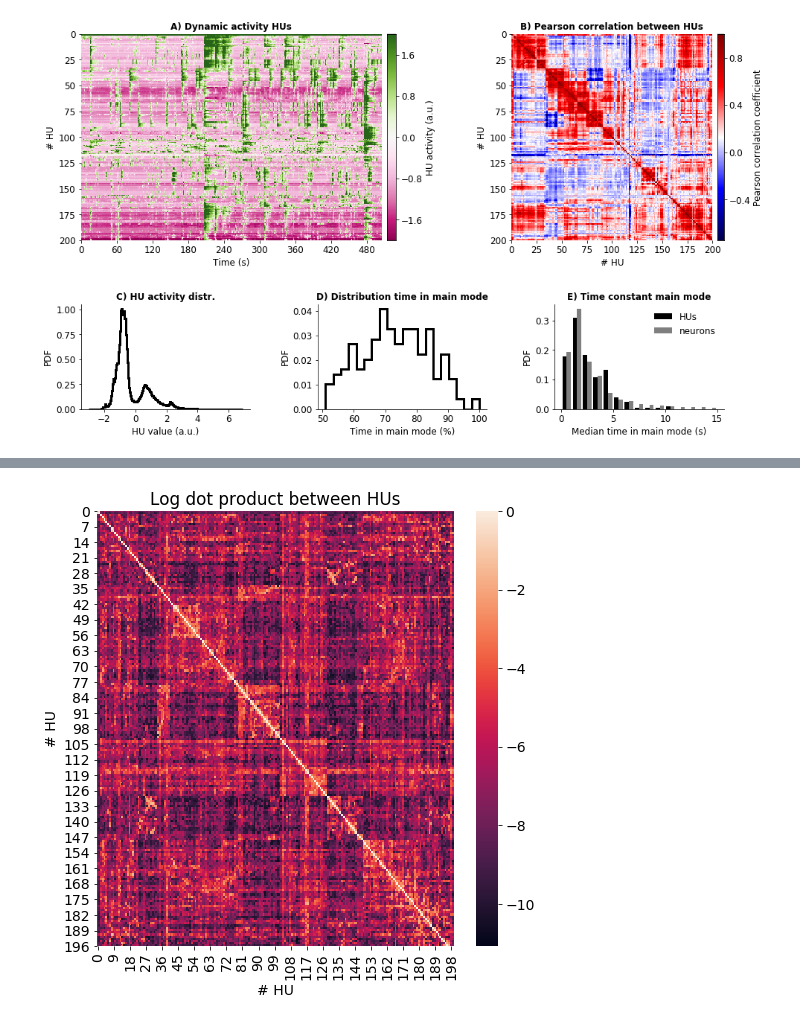
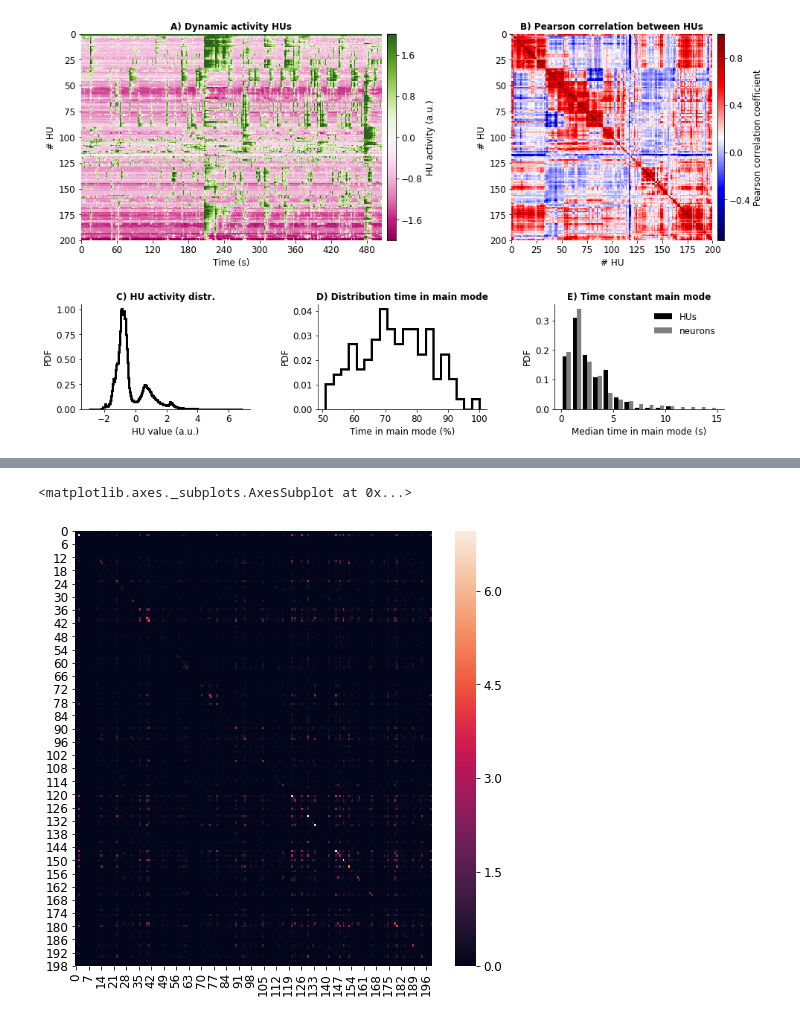
Before and after one commit to vdplasthijs/zf-rbm, a Jupyter notebook: figure_notebooks/fig_hu_morphology.ipynb, the cells around one changed output, grey strips where cells are left out. Drawn from its saved outputs; the diff is of its cells as text; code cells hidden in the pictures.

```diff
--- a/figure_notebooks/fig_hu_morphology.ipynb
+++ b/figure_notebooks/fig_hu_morphology.ipynb
@@ -433,5 +453,6 @@ len(median_hu_period[:, 0])
 # %%
 ## Show one HU
+plt.rcParams['figure.figsize'] = (10, 5)
 tmp = pf.plot_info_hu(raster_order=ol, hu_activity=hu_act_test, mu=12, save_fig=False, region_absolute=True,
                           RBM=RBM, rec=rec, selection_neurons=selected_neurons['wb'])
 # %% [output]
@@ -448,21 +469,43 @@ for hu_ind in tqdm(range(200)):
 # %%
 def adj_weights(weights):
     assert weights.shape[1] > weights.shape[0]
     tmp = np.abs(weights)
     mat = tmp.dot(tmp.T)
 #     print(mat.shape)
     norm_els = np.diag(mat)
     norm_mat = norm_els[:, np.newaxis] + norm_els[np.newaxis, :]
     result = 2 * mat / norm_mat
 #     np.fill_diagonal(result, 0.01)
     return result
 
-adj_mat = adj_weights(RBM.weights[ol, :])
+def neurons_per_region_per_hu(RBM=RBM, rec=rec, mu=0, abs_th=0.05,
+                              selection_neurons=selected_neurons['wb']):
+    ## plot region occupancy
+    hu_weights = RBM.weights[mu, :]
+    vu_labels = rec.labels[selection_neurons, :]
+    vu_selection = np.abs(hu_weights) >= abs_th  # VUs with weights absolute value geq threshold
+    vu_selection_labels = vu_labels[vu_selection, :]  # their label
+    n_vu_per_region_total = np.squeeze(np.array(vu_labels.sum(0)))  # total number of neurons per region
+    n_vu_per_region = np.squeeze(np.array(vu_selection_labels.sum(0)))  # number of these neurons per region
+    inds_nz = np.where(n_vu_per_region_total > 0)
+    n_vu_per_region_normalised = n_vu_per_region
+    n_vu_per_region_normalised[inds_nz] = n_vu_per_region[inds_nz] / n_vu_per_region_total[inds_nz]
 
-plt.rcParams['figure.figsize'] = (8, 8)
-sns.heatmap(np.log(adj_mat))
-plt.xlabel('# HU')
-plt.ylabel('# HU')
-plt.title('Log dot product between HUs');
+    return n_vu_per_region, n_vu_per_region_normalised
+
+region_occupancy_hus = np.zeros((RBM.weights.shape[0], rec.labels.shape[1]))
+for mu in range(RBM.weights.shape[0]):
+    _, region_occupancy_hus[mu, :] = neurons_per_region_per_hu(mu=mu)
+adj_mat = np.dot(region_occupancy_hus, region_occupancy_hus.transpose())
+# sns.heatmap(np.log(region_occupancy_hus + 1), cmap='Greys')
+
+# adj_mat = adj_weights(RBM.weights[ol, :])
+
+# plt.rcParams['figure.figsize'] = (8, 8)
+sns.heatmap(adj_mat)
+# plt.xlabel('# HU')
+# plt.ylabel('# HU')
+# plt.title('Log dot product between HUs');
 # %% [output]
+<matplotlib.axes._subplots.AxesSubplot at 0x...>
-[figure, old version]
+[figure, new version]
```
Also changed, not shown: parts of 9 cells of this notebook, 14 other files.
